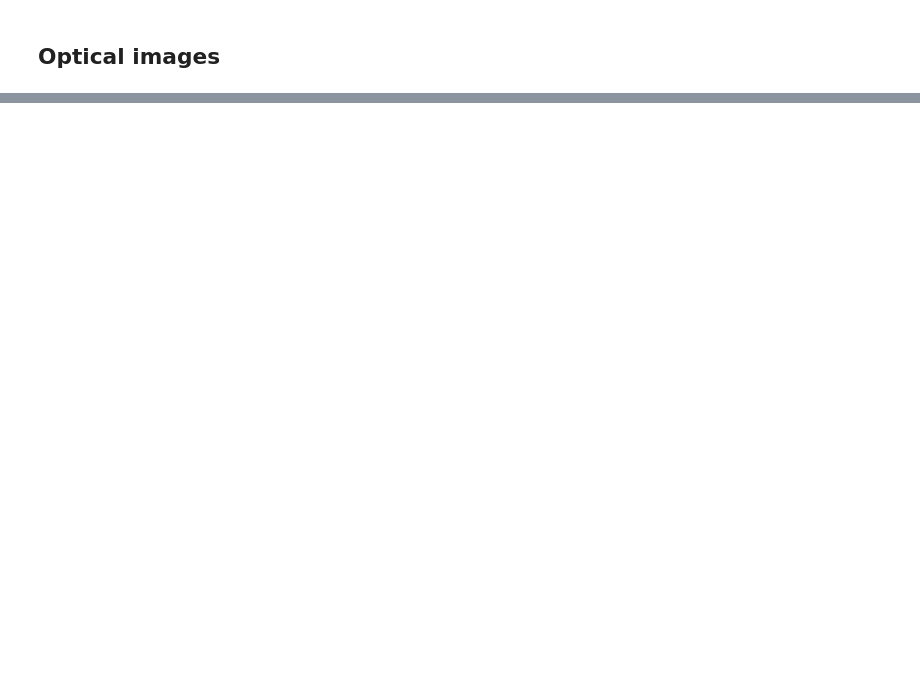
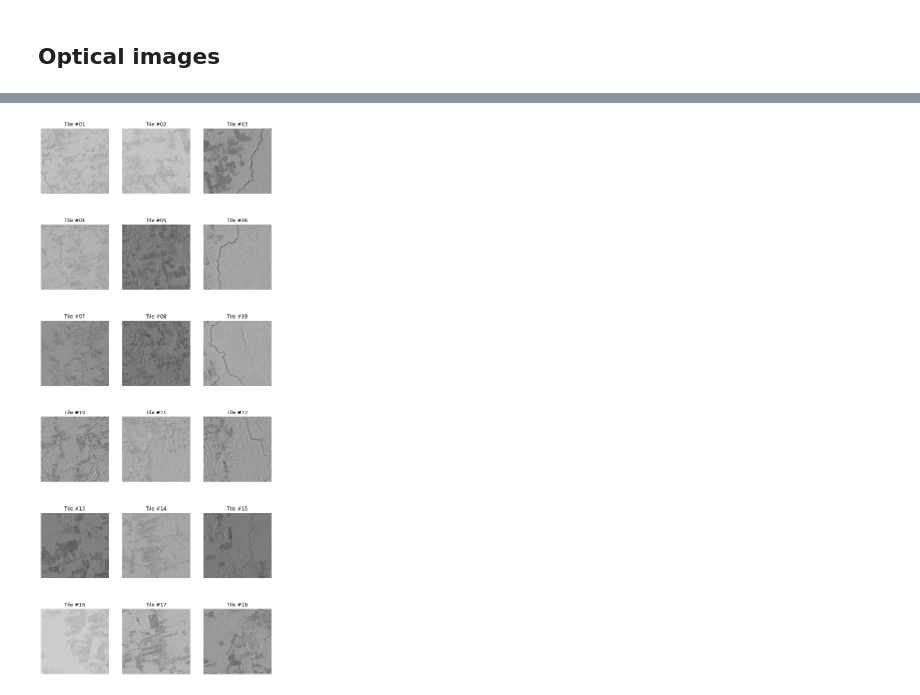
Before and after one commit to felferrari/cross-fusion, a Jupyter notebook: Generate Patches Tiles.ipynb, the cells around one changed output, grey strips where cells are left out. Saved outputs shown, nothing was run; the diff lists cells and outputs as text; code cells hidden in the pictures; blank space fills up the shorter version.

Commit message:
Tiles Generation

```diff
--- a/Generate Patches Tiles.ipynb
+++ b/Generate Patches Tiles.ipynb
@@ -101,0 +157,10 @@ del labels, tiles
+# %%
+h_split = np.array_split(sar, params_patches['tiles_v'], axis=0)
+tiles = []
+for part in h_split:
+    v_split = np.array_split(part, params_patches['tiles_h'], axis=1)
+    for tile in v_split:
+        tiles.append(tile)
+
+for idx, tile in enumerate(tiles):
+    np.save(os.path.join(tiles_patch, params_patches['data_sub'], f'sar_{idx+1:02d}.npy'), tile)
@@ -101,0 +174,13 @@ del labels, tiles
+# %%
+fig, ax = plt.subplots(nrows=params_patches['tiles_v'], ncols=params_patches['tiles_h'], figsize = (10,25))
+
+for row_idx, row in enumerate(ax):
+    for col_idx, col in enumerate(row):
+        tile_idx = row_idx*params_patches['tiles_h'] + col_idx
+        categorical = tiles[tile_idx][:, :, 0]
+        img = Image.fromarray(np.uint8(categorical*255))
+        col.axis('off')
+        col.set_title(f'Tile #{tile_idx+1:02d}')
+        col.imshow(img, cmap = 'gray')
+# %% [output]
+[figure, added]
```
Also changed, not shown: parts of 18 cells of this notebook, 4 other files.
